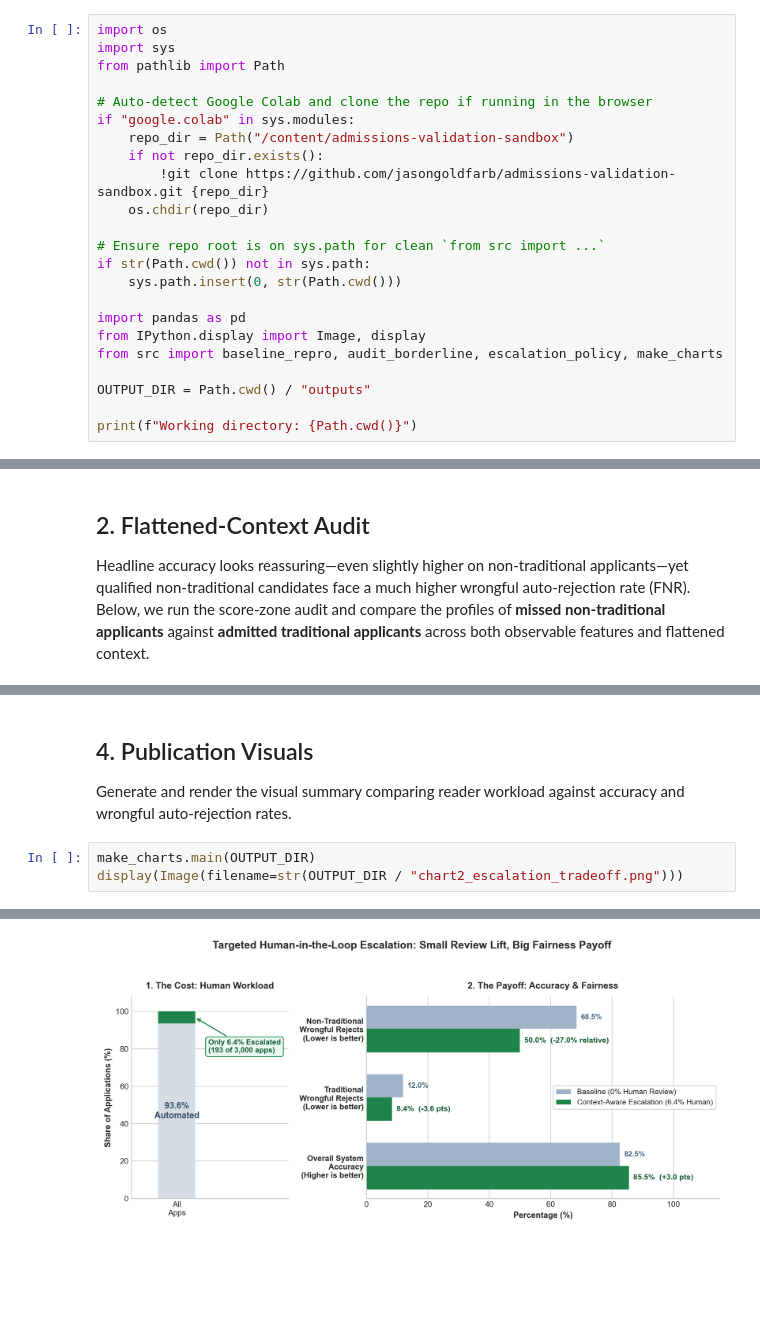
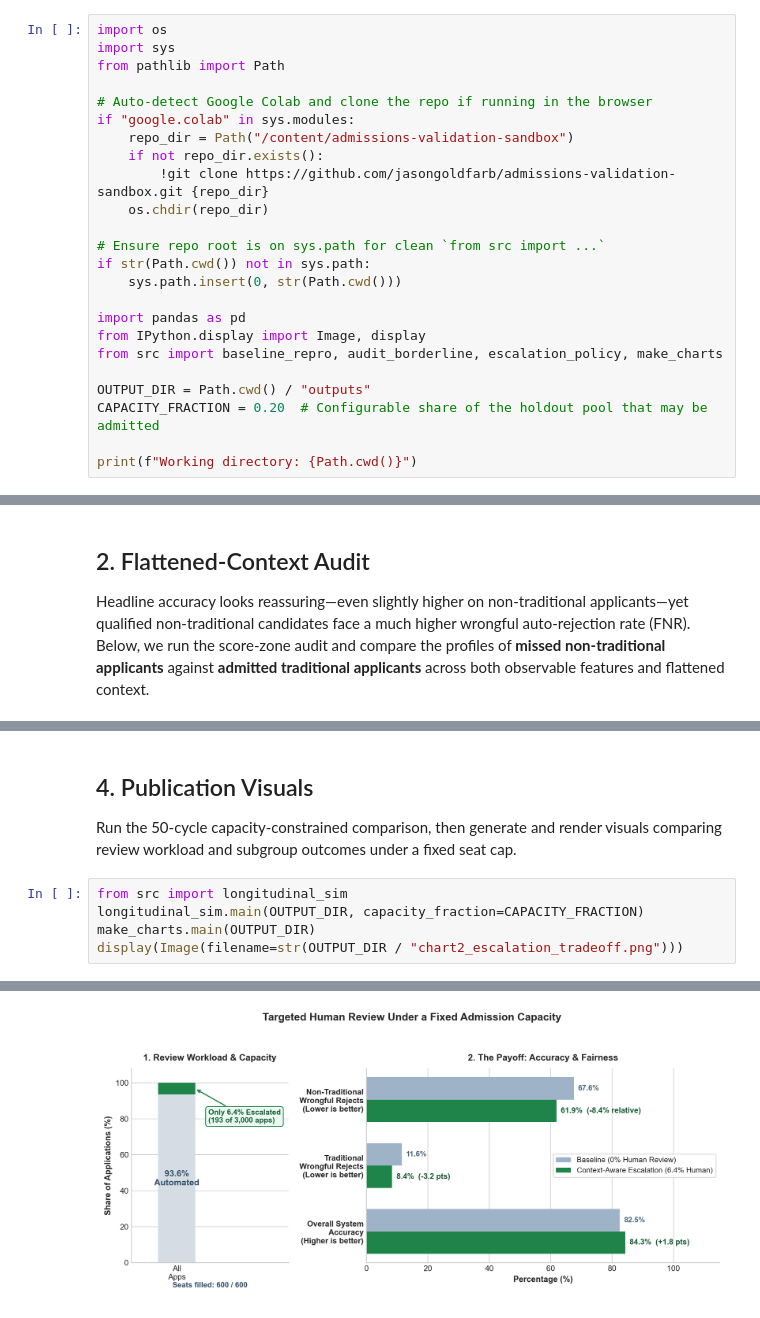
Before and after one commit to jasongoldfarb/admissions-validation-sandbox, a Jupyter notebook: walkthrough.ipynb, the cells around one changed output, grey strips where cells are left out. Drawn from its saved outputs; the diff is of its cells as text; blank space fills up the shorter version.

```diff
--- a/walkthrough.ipynb
+++ b/walkthrough.ipynb
@@ -23,6 +23,7 @@ from IPython.display import Image, display
 from src import baseline_repro, audit_borderline, escalation_policy, make_charts
 
 OUTPUT_DIR = Path.cwd() / "outputs"
+CAPACITY_FRACTION = 0.20  # Configurable share of the holdout pool that may be admitted
 
 print(f"Working directory: {Path.cwd()}")
 # %% [output]
@@ -168,8 +171,10 @@ Saved escalation trade-off results to: outputs/escalation_tradeoff.csv
 # %% [markdown]
 ## 4. Publication Visuals
 
-Generate and render the visual summary comparing reader workload against accuracy and wrongful auto-rejection rates.
+Run the 50-cycle capacity-constrained comparison, then generate and render visuals comparing review workload and subgroup outcomes under a fixed seat cap.
 # %%
+from src import longitudinal_sim
+longitudinal_sim.main(OUTPUT_DIR, capacity_fraction=CAPACITY_FRACTION)
 make_charts.main(OUTPUT_DIR)
 display(Image(filename=str(OUTPUT_DIR / "chart2_escalation_tradeoff.png")))
 # %% [output]
@@ -179,4 +198,4 @@ Saved charts to:
-[figure, old version]
+[figure, new version]
 # %% [markdown]
 ## 5. Operational Sensitivity Sandbox: Staffing vs. Fairness
 
```
Also changed, not shown: parts of 8 cells of this notebook, 23 other files.
